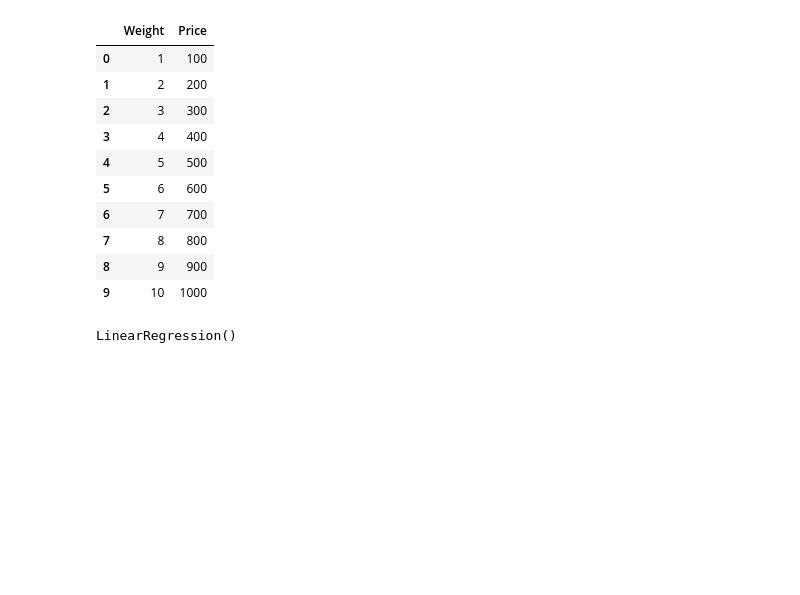
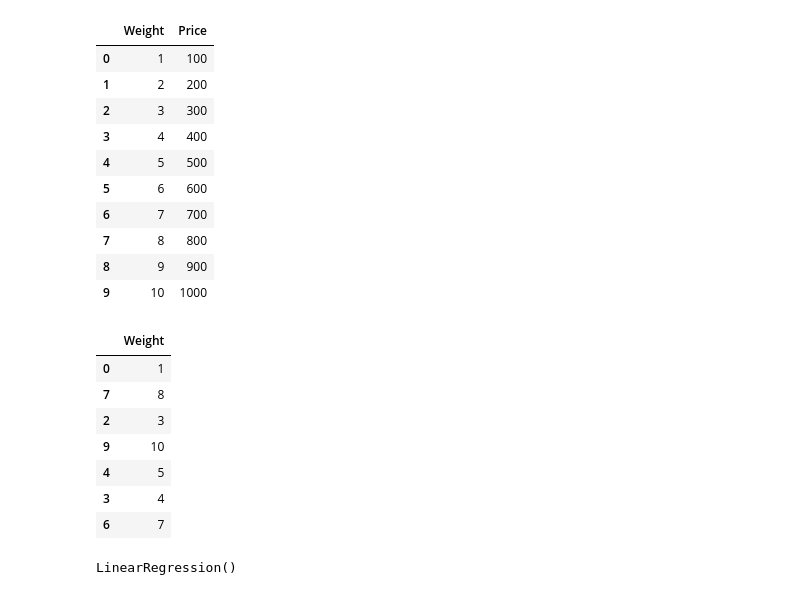
Before and after one commit to ankita14rai-nov/Stastistics_Mathematics, a Jupyter notebook: linear_regression.ipynb, the cells around one changed output. Cells and saved outputs as stored; diff of their text form; code cells hidden in the pictures; blank space fills up the shorter version.

```diff
--- a/linear_regression.ipynb
+++ b/linear_regression.ipynb
@@ -33,6 +33,17 @@ X_train, X_test, y_train, y_test= train_test_split(
     test_size= 0.3,
     random_state= 42
 )
+# %%
+X_train
+# %% [output]
+|  | Weight |
+| 0 | 1 |
+| 7 | 8 |
+| 2 | 3 |
+| 9 | 10 |
+| 4 | 5 |
+| 3 | 4 |
+| 6 | 7 |
 # %%
 # calling model
 
```
Also changed, not shown: parts of 1 cell of this notebook.
